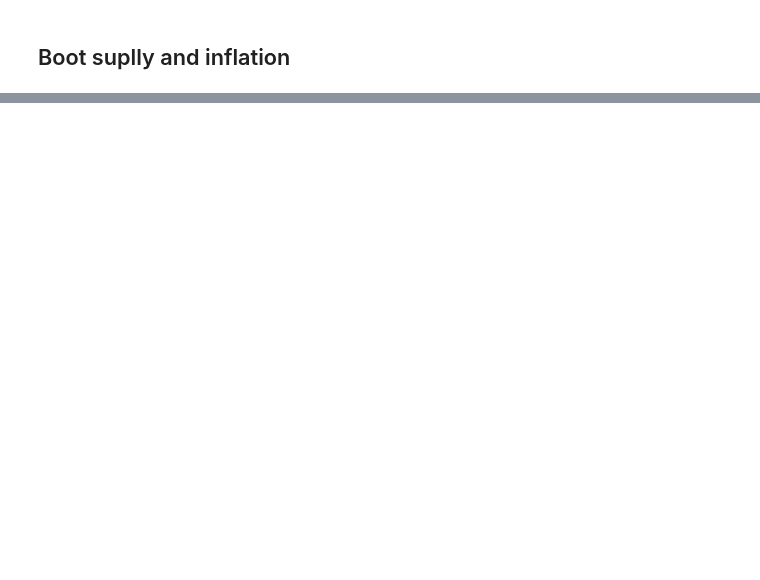
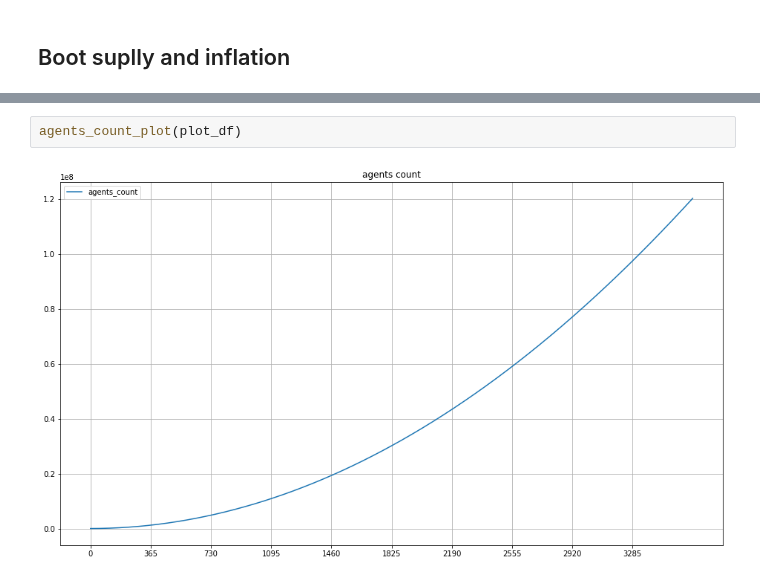
Before and after one commit to cybercongress/cybernomics, a Jupyter notebook: bostrom_simulation/simulation.ipynb, the cells around one changed output, grey strips where cells are left out. Cells and saved outputs as stored; diff of their text form; blank space fills up the shorter version.

```diff
--- a/bostrom_simulation/simulation.ipynb
+++ b/bostrom_simulation/simulation.ipynb
@@ -262,0 +186,4 @@ linear_plot(plot_df, 'ampere_volt_ratio', render='sns')
+# %%
+agents_count_plot(plot_df)
+# %% [output]
+[figure, added]
```
Also changed, not shown: parts of 27 cells of this notebook, 14 other files.
